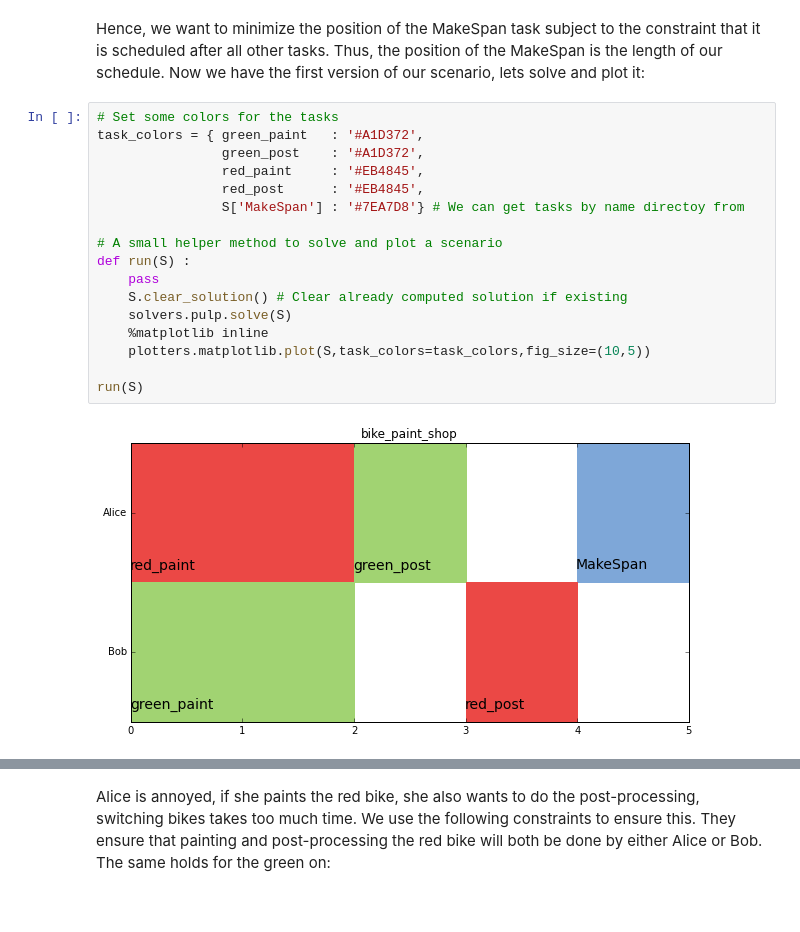
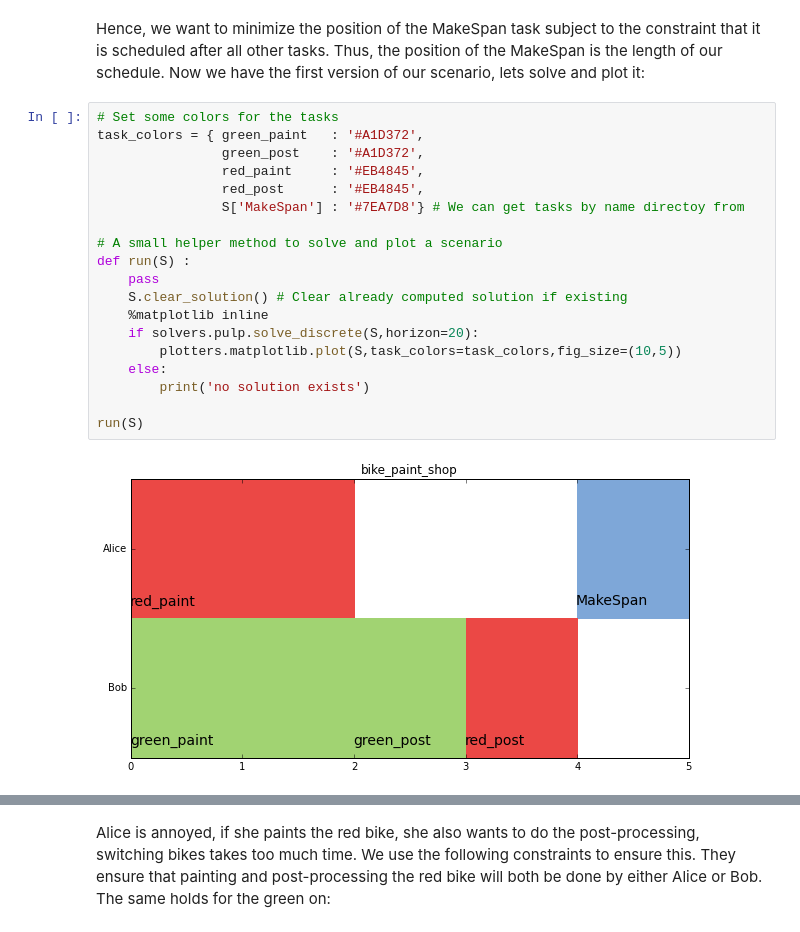
Before and after one commit to timnon/pyschedule, a Jupyter notebook: examples/bike-shop.ipynb, the cells around one changed output, grey strips where cells are left out. Drawn from its saved outputs; the diff is of its cells as text.

```diff
--- a/examples/bike-shop.ipynb
+++ b/examples/bike-shop.ipynb
@@ -77,19 +77,21 @@ Hence, we want to minimize the position of the MakeSpan task subject to the cons
 # %%
 # Set some colors for the tasks
 task_colors = { green_paint   : '#A1D372',
                 green_post    : '#A1D372',
                 red_paint     : '#EB4845',
                 red_post      : '#EB4845',
                 S['MakeSpan'] : '#7EA7D8'} # We can get tasks by name directoy from
 
 # A small helper method to solve and plot a scenario
 def run(S) :
     pass
     S.clear_solution() # Clear already computed solution if existing
-    solvers.pulp.solve(S)
     %matplotlib inline
-    plotters.matplotlib.plot(S,task_colors=task_colors,fig_size=(10,5))
+    if solvers.pulp.solve_discrete(S,horizon=20):
+        plotters.matplotlib.plot(S,task_colors=task_colors,fig_size=(10,5))
+    else:
+        print('no solution exists')
 
 run(S)
 # %% [output]
-[figure, old version]
+[figure, new version]
```
Also changed, not shown: parts of 13 cells of this notebook, 4 other files.
